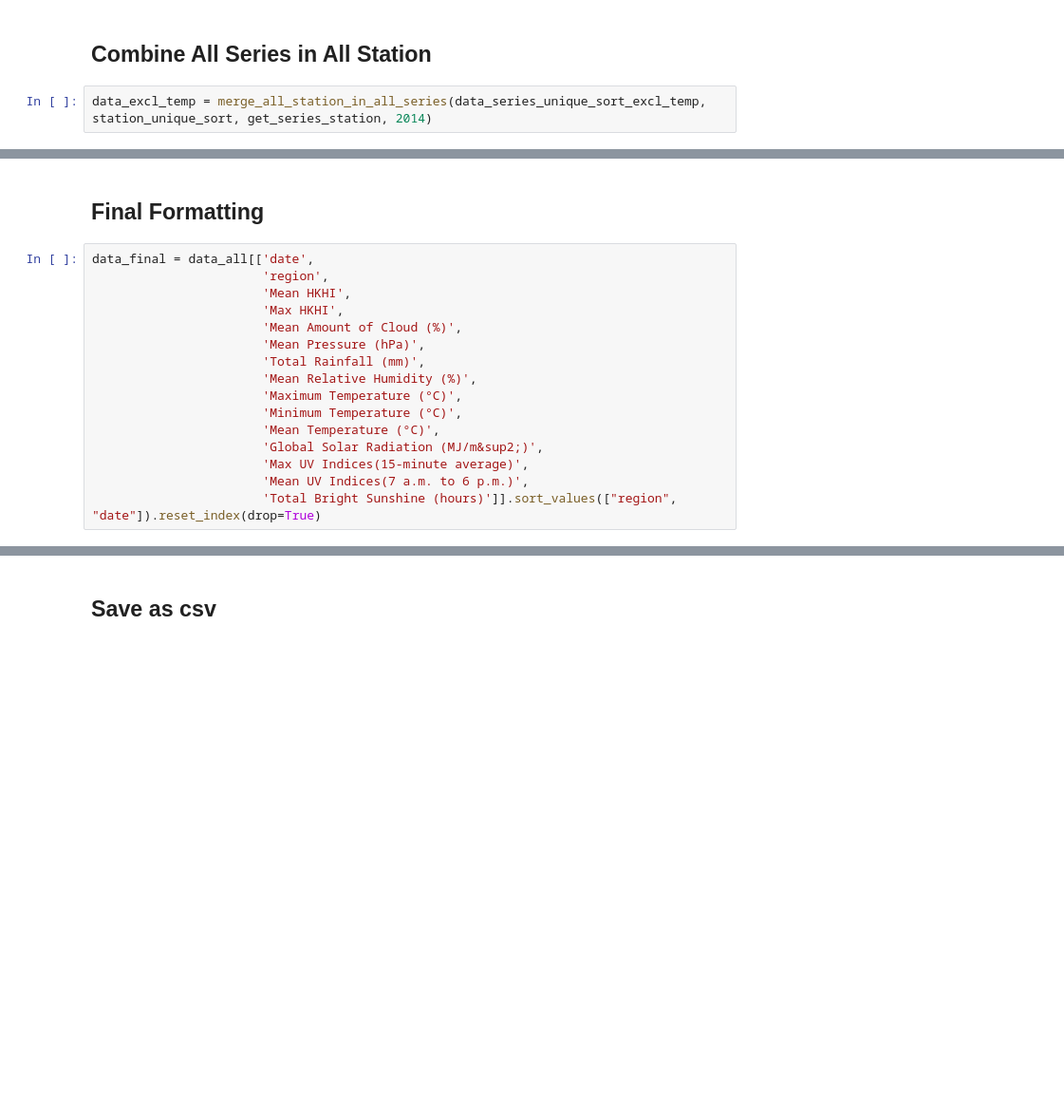
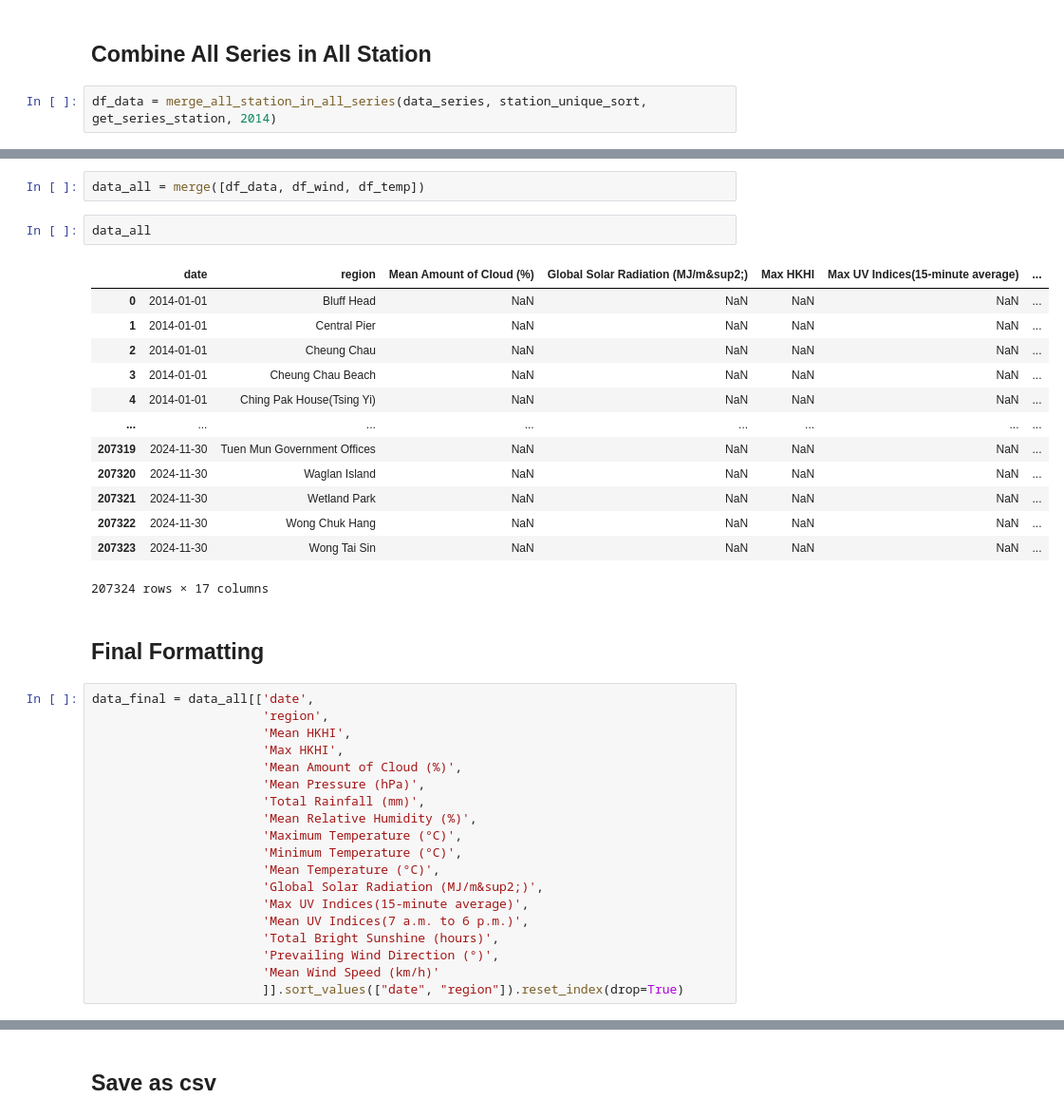
Before and after one commit to buthontingtimothy/Visualization_Mini_Project, a Jupyter notebook: Web_scraping.ipynb, the cells around one changed output, grey strips where cells are left out. Shown at 95% size. Saved outputs shown, nothing was run; the diff lists cells and outputs as text; blank space fills up the shorter version.

Commit message:
Web Scraping
Add Daily prevailing wind direction and Daily mean wind speed

```diff
--- a/Web_scraping.ipynb
+++ b/Web_scraping.ipynb
@@ -398,4 +182,4 @@ data_type_list_temperature
 # %% [markdown]
 ## Combine All Series in All Station
 # %%
-data_excl_temp = merge_all_station_in_all_series(data_series_unique_sort_excl_temp, station_unique_sort, get_series_station, 2014)
+df_data = merge_all_station_in_all_series(data_series, station_unique_sort, get_series_station, 2014)
@@ -438,3 +238,21 @@ data_all = pd.merge(data_excl_temp, data_temp, on=col_merge)
+# %%
+data_all = merge([df_data, df_wind, df_temp])
+# %%
+data_all
+# %% [output]
+|  | date | region | Mean Amount of Cloud (%) | Global Solar Radiation (MJ/m&sup2;) | Max HKHI | Max UV Indices(15-minute average) | ... |
+| 0 | 2014-01-01 | Bluff Head | NaN | NaN | NaN | NaN | ... |
+| 1 | 2014-01-01 | Central Pier | NaN | NaN | NaN | NaN | ... |
+| 2 | 2014-01-01 | Cheung Chau | NaN | NaN | NaN | NaN | ... |
+| 3 | 2014-01-01 | Cheung Chau Beach | NaN | NaN | NaN | NaN | ... |
+| 4 | 2014-01-01 | Ching Pak House(Tsing Yi) | NaN | NaN | NaN | NaN | ... |
+| ... | ... | ... | ... | ... | ... | ... | ... |
+| 207319 | 2024-11-30 | Tuen Mun Government Offices | NaN | NaN | NaN | NaN | ... |
+| 207320 | 2024-11-30 | Waglan Island | NaN | NaN | NaN | NaN | ... |
+| 207321 | 2024-11-30 | Wetland Park | NaN | NaN | NaN | NaN | ... |
+| 207322 | 2024-11-30 | Wong Chuk Hang | NaN | NaN | NaN | NaN | ... |
+| 207323 | 2024-11-30 | Wong Tai Sin | NaN | NaN | NaN | NaN | ... |
+207324 rows × 17 columns
 # %% [markdown]
 ## Final Formatting
 # %%
@@ -452,7 +270,10 @@ data_final = data_all[['date',
                        'Global Solar Radiation (MJ/m&sup2;)',
                        'Max UV Indices(15-minute average)',
                        'Mean UV Indices(7 a.m. to 6 p.m.)',
-                       'Total Bright Sunshine (hours)']].sort_values(["region", "date"]).reset_index(drop=True)
+                       'Total Bright Sunshine (hours)',
+                       'Prevailing Wind Direction (°)',
+                       'Mean Wind Speed (km/h)'
+                       ]].sort_values(["date", "region"]).reset_index(drop=True)
 # %%
 data_final
 # %% [output]
```
Also changed, not shown: parts of 59 cells of this notebook.
